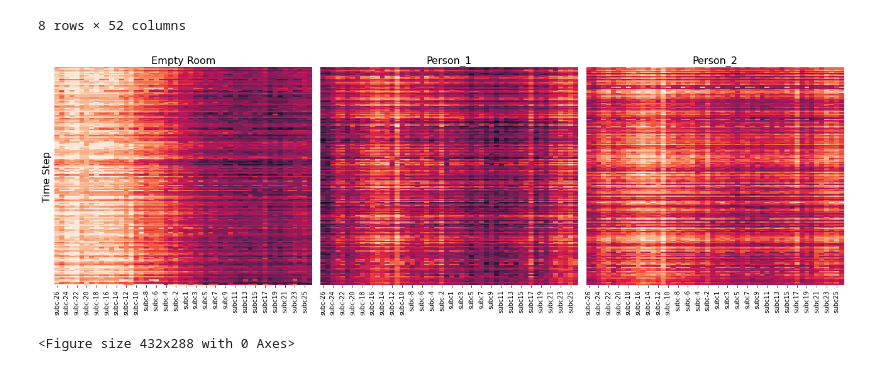
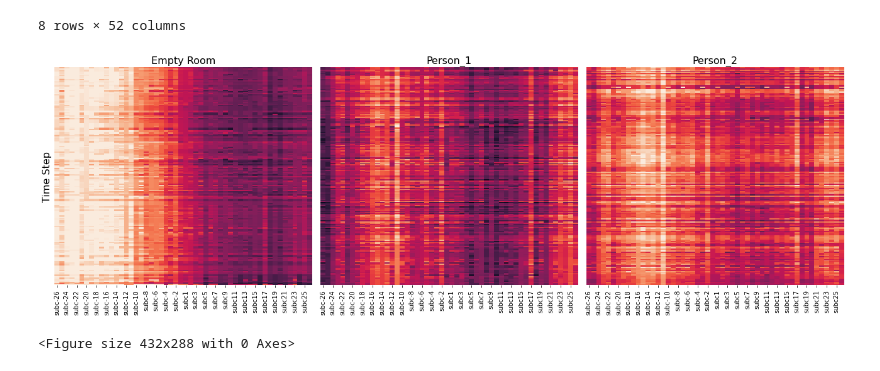
Before and after one commit to Paco-Danes/Thesis, a Jupyter notebook: Code/cleaningAndPlots.ipynb, the cells around one changed output. Cells and saved outputs as stored; diff of their text form; code cells hidden in the pictures.

```diff
--- a/Code/cleaningAndPlots.ipynb
+++ b/Code/cleaningAndPlots.ipynb
@@ -71,31 +71,34 @@ fra_amp.describe()
 # %%
 #data_amp_c = my_utils.hampel_filtering(data_amp, window_size=51, thresh=3).loc[800:901, :]
 #fra_amp_c = my_utils.hampel_filtering(fra_amp, window_size=51, thresh=3).loc[800:901, :]
 #la_amp_c = my_utils.hampel_filtering(la_amp, window_size=51, thresh=3).loc[800:901, :]
 data_amp_c = pd.read_csv(f'..\Data\DataPreprocessed\empty1_w51_hamp_sf08.csv').loc[800:1001, :]
 fra_amp_c = pd.read_csv(f'..\Data\DataPreprocessed\\fra1_w51_hamp_sf08.csv').loc[800:1001, :]
 la_amp_c = pd.read_csv(f'..\Data\DataPreprocessed\laura1_w51_hamp_sf08.csv').loc[800:1001, :]
 gio_amp_c = pd.read_csv(f'..\Data\DataPreprocessed\gio1_w51_hamp_sf08.csv').loc[800:1001, :]
+data_amp_c = my_utils.DWT_denoising(data_amp_c)
+fra_amp_c = my_utils.DWT_denoising(fra_amp_c)
+gio_amp_c= my_utils.DWT_denoising(gio_amp_c)
 vmin = min(data_amp_c.values.min(), fra_amp_c.values.min(), gio_amp_c.values.min())
 vmax = min(data_amp_c.values.max(), fra_amp_c.values.max(), gio_amp_c.values.max())
 fig, axes = plt.subplots(1, 3, figsize=(18,6))
 # Plot the first heatmap
 sns.heatmap(data_amp_c, ax=axes[0], vmin=vmin, vmax=vmax, cbar=False)
 axes[0].set_title("Empty Room", fontsize=16)
 axes[0].set_yticks([])
 axes[0].set_ylabel("Time Step", fontsize=16)
 # Plot the second heatmap
 sns.heatmap(fra_amp_c, ax=axes[1], vmin=vmin, vmax=vmax, cbar=False)
 axes[1].set_title("Person_1", fontsize=16)
 axes[1].set_yticks([])
 sns.heatmap(gio_amp_c, ax=axes[2], vmin=vmin, vmax=vmax, cbar=False)
 axes[2].set_title("Person_2", fontsize=16)
 axes[2].set_yticks([])
 plt.subplots_adjust(wspace=0.2)
 plt.tight_layout()
 plt.show()
 # %% [output]
-[figure, old version]
+[figure, new version]
 # %%
 data_p = pd.read_csv(f'..\Data\DataPreprocessed\empty1_calibratedPha.csv').loc[800:1001, :]
 fra_p = pd.read_csv(f'..\Data\DataPreprocessed\\fra1_calibratedPha.csv').loc[800:1001, :]
```
Also changed, not shown: 13 other files.
